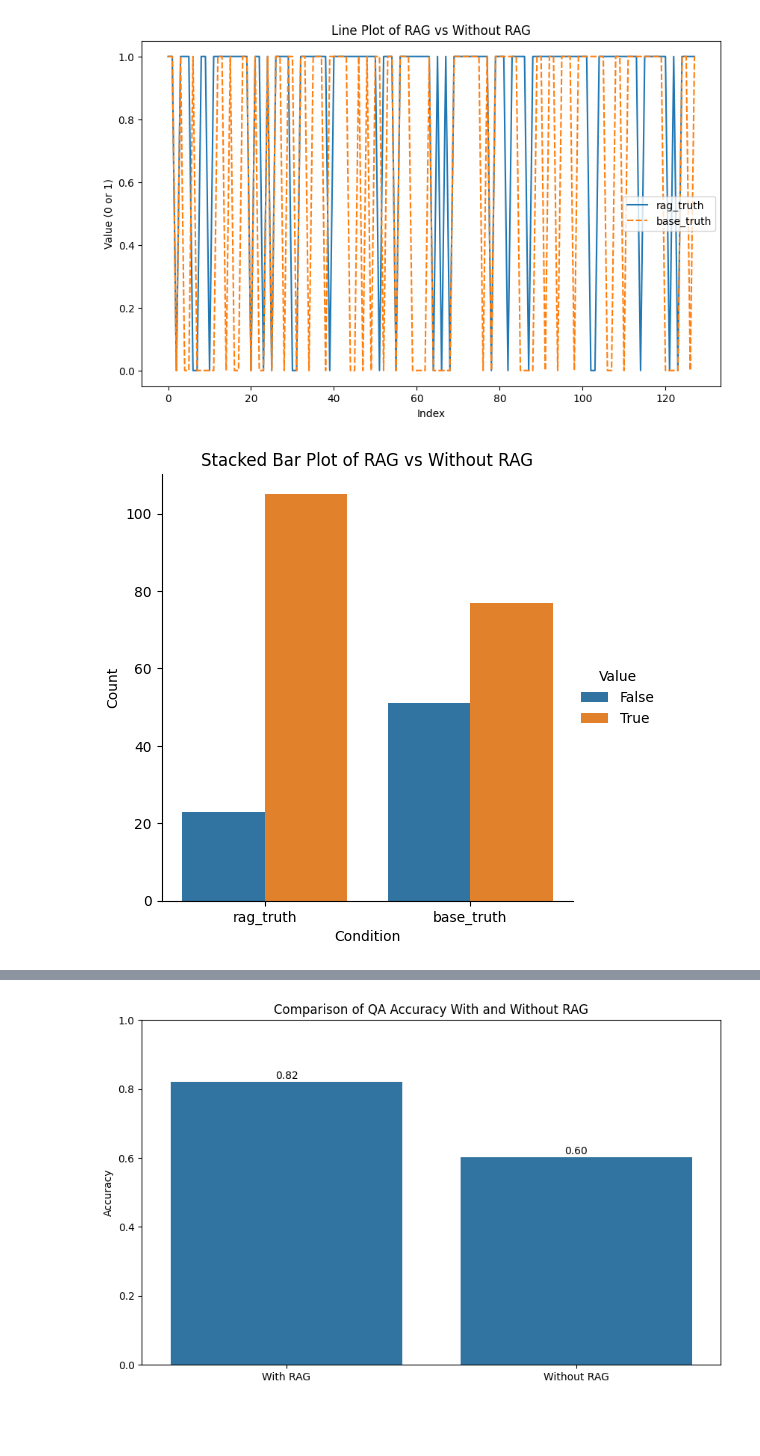
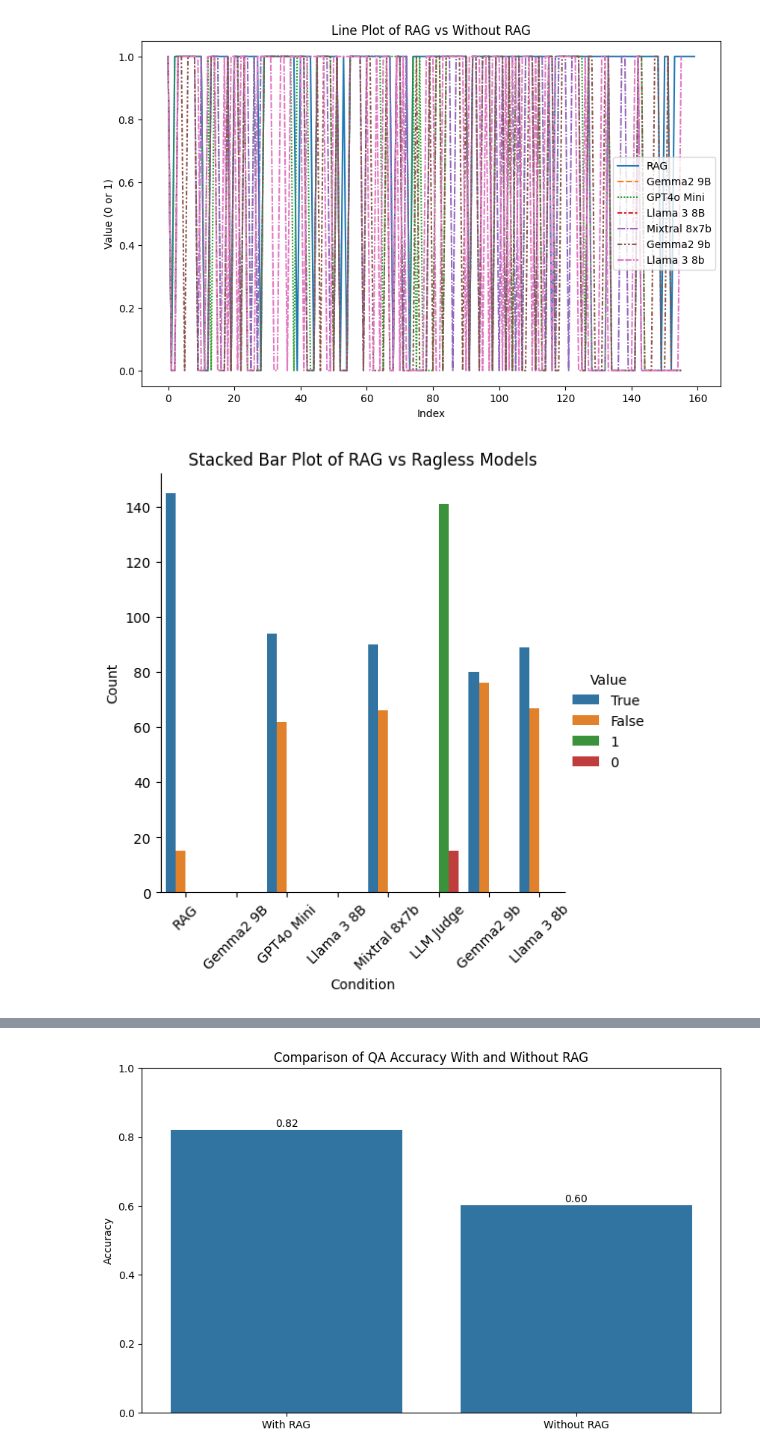
Before and after one commit to MarcusO17/RAG-FYP2024, a Jupyter notebook: src/eval/evaluation.ipynb, the cells around one changed output, grey strips where cells are left out. Cells and saved outputs as stored; diff of their text form; code cells hidden in the pictures; blank space fills up the shorter version.

Commit message:
added llmjudge + eval

```diff
--- a/src/eval/evaluation.ipynb
+++ b/src/eval/evaluation.ipynb
@@ -13,3 +5,22 @@ df['base_truth'] = df1['truth'].apply(lambda x: bool(x))
+# %%
+df_rag= pd.read_csv('../../data/MainDataset/results/llama3-8b-8192_RAG_Run1.csv')
+df_gemma2 = pd.read_csv('../../data/MainDataset/results/gemma2-9b-it_Run1_BaseLLMNORAG.csv')
+df_gpt4o = pd.read_csv('../../data/MainDataset/results/GPT4oMini_Run1_BaseLLMNORAG.csv',encoding='unicode_escape')
+df_llama3 = pd.read_csv('../../data/MainDataset/results/llama3-8b-8192_Run1_BaseLLMNORAG.csv')
+df_mixtral = pd.read_csv('../../data/MainDataset/results/mixtral-8x7b-32768_Run1_BaseLLMNORAG.csv')
+df_llmjudge = pd.read_csv('../../data/MainDataset/results/llama3-8b-8192_RAG_Run1_LLMASAJUDGE.csv')
+# %%
+df = pd.DataFrame(columns=['RAG','Gemma2 9B','GPT4o Mini','Llama 3 8B','Mixtral 8x7b','LLM Judge'])
+# %%
+df_llmjudge = df_llmjudge.loc[:155]
+df_llmjudge['truth_llm'] = df_llmjudge['truth_llm'] .apply(lambda x: x[0] if isinstance(x, str) else x)
+# %%
+df['RAG'] = df_rag['truth'].apply(lambda x: bool(x))
+df['Gemma2 9b'] = df_gemma2['truth'].apply(lambda x: bool(x))
+df['GPT4o Mini'] = df_gpt4o['truth'].apply(lambda x: bool(x))
+df['Llama 3 8b'] = df_llama3['truth'].apply(lambda x: bool(x))
+df['Mixtral 8x7b'] = df_mixtral['truth'].apply(lambda x: bool(x))
+df['LLM Judge'] = df_llmjudge['truth_llm']
 # %%
 plt.figure(figsize=(10, 6))
 sns.lineplot(data=df)
@@ -18,13 +29,14 @@ plt.xlabel('Index')
 plt.ylabel('Value (0 or 1)')
 plt.show()
 # %% [output]
-[figure, old version]
+[figure, new version]
 # %%
 df_melted = pd.melt(df, var_name='Condition', value_name='Value')
 sns.catplot(x='Condition', hue='Value', kind='count', data=df_melted)
-plt.title('Stacked Bar Plot of RAG vs Without RAG')
+plt.title('Stacked Bar Plot of RAG vs Ragless Models')
 plt.xlabel('Condition')
+plt.xticks(rotation=45)
 plt.ylabel('Count')
 plt.show()
 # %% [output]
-[figure, old version]
+[figure, new version]
```
Also changed, not shown: parts of 6 cells of this notebook, 4 other files.
